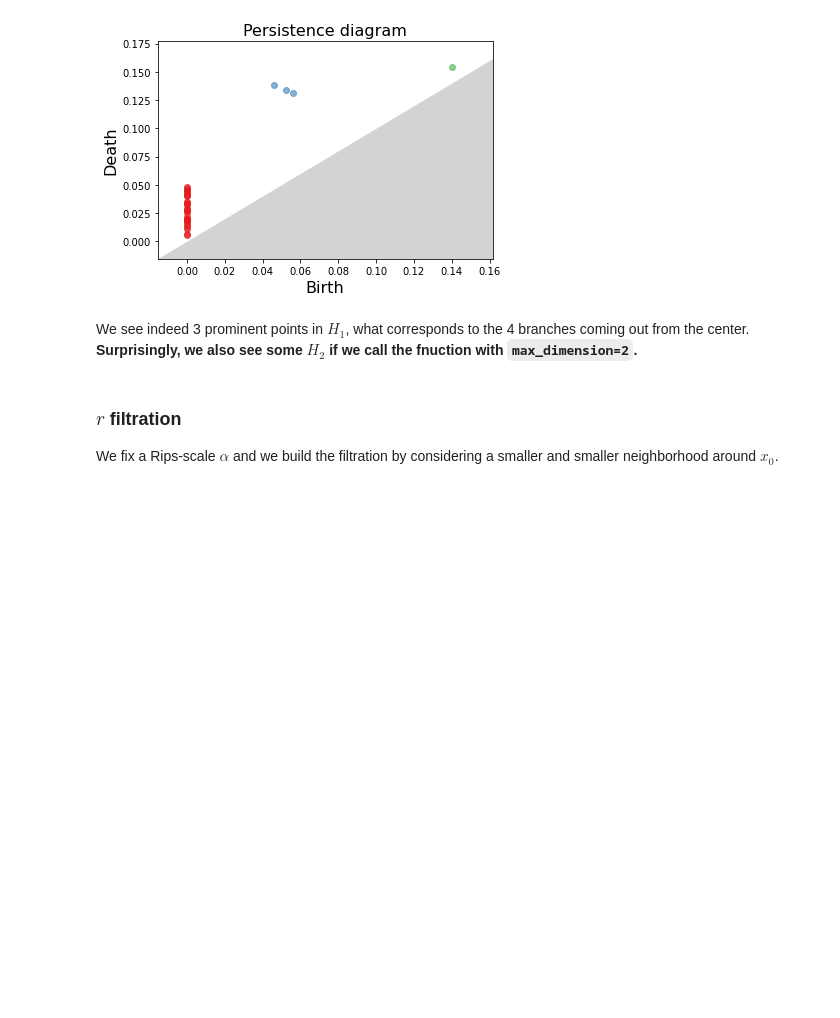
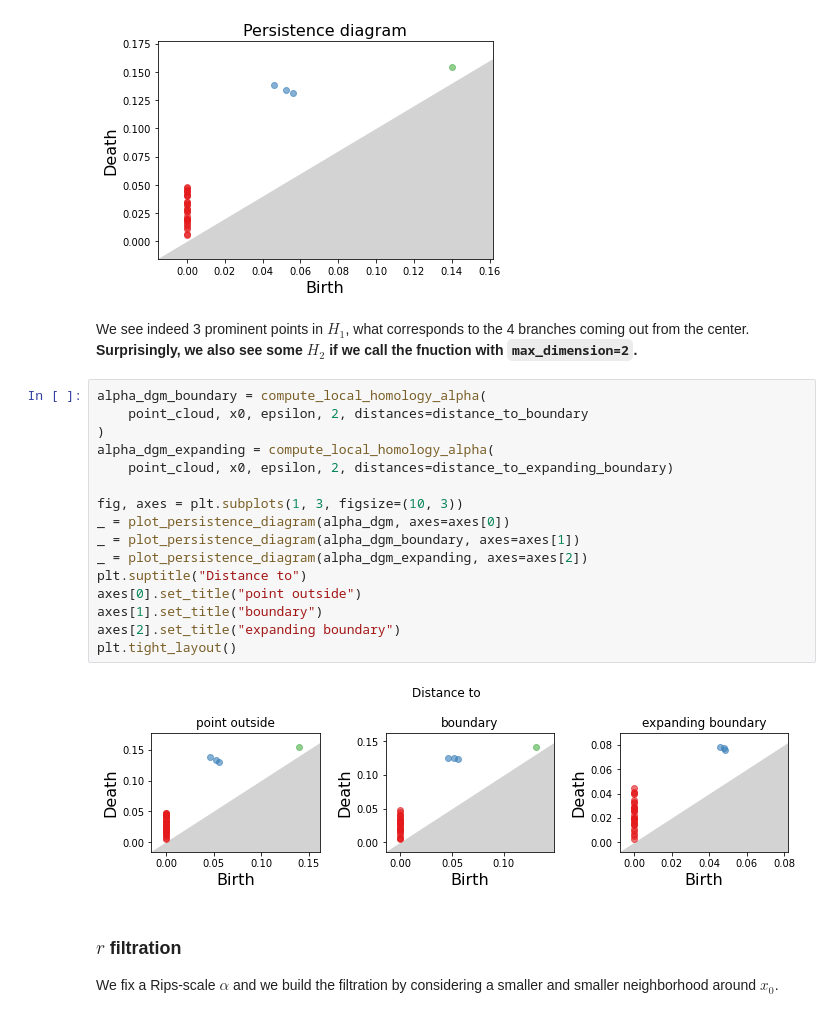
Before and after one commit to wreise/local_homology, a Jupyter notebook: notebooks/Tutorial.ipynb, the cells around one changed output. Saved outputs shown, nothing was run; the diff lists cells and outputs as text; blank space fills up the shorter version.

```diff
--- a/notebooks/Tutorial.ipynb
+++ b/notebooks/Tutorial.ipynb
@@ -52,6 +53,24 @@ usetex mode requires dvipng.
 # %% [markdown]
 We see indeed 3 prominent points in $H_1$, what corresponds to the 4 branches coming out from the center.
 **Surprisingly, we also see some $H_2$ if we call the fnuction with `max_dimension=2`.**
+# %%
+alpha_dgm_boundary = compute_local_homology_alpha(
+    point_cloud, x0, epsilon, 2, distances=distance_to_boundary
+)
+alpha_dgm_expanding = compute_local_homology_alpha(
+    point_cloud, x0, epsilon, 2, distances=distance_to_expanding_boundary)
+
+fig, axes = plt.subplots(1, 3, figsize=(10, 3))
+_ = plot_persistence_diagram(alpha_dgm, axes=axes[0])
+_ = plot_persistence_diagram(alpha_dgm_boundary, axes=axes[1])
+_ = plot_persistence_diagram(alpha_dgm_expanding, axes=axes[2])
+plt.suptitle("Distance to")
+axes[0].set_title("point outside")
+axes[1].set_title("boundary")
+axes[2].set_title("expanding boundary")
+plt.tight_layout()
+# %% [output]
+[figure, added]
 # %% [markdown]
 ### $r$ filtration
 
```
Also changed, not shown: parts of 15 cells of this notebook.
